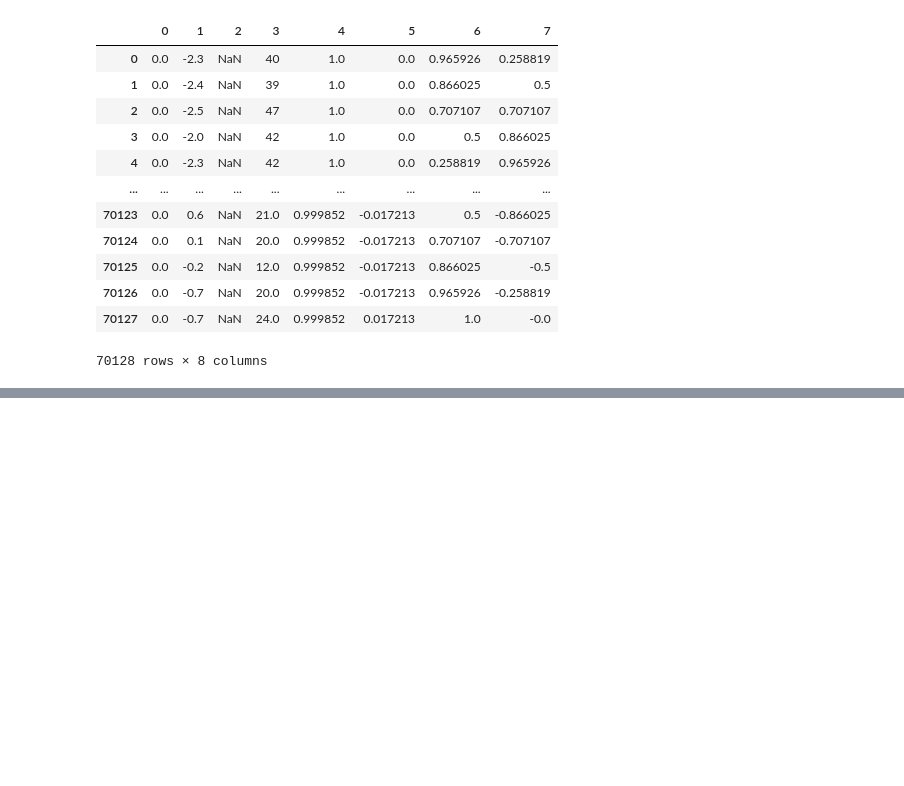
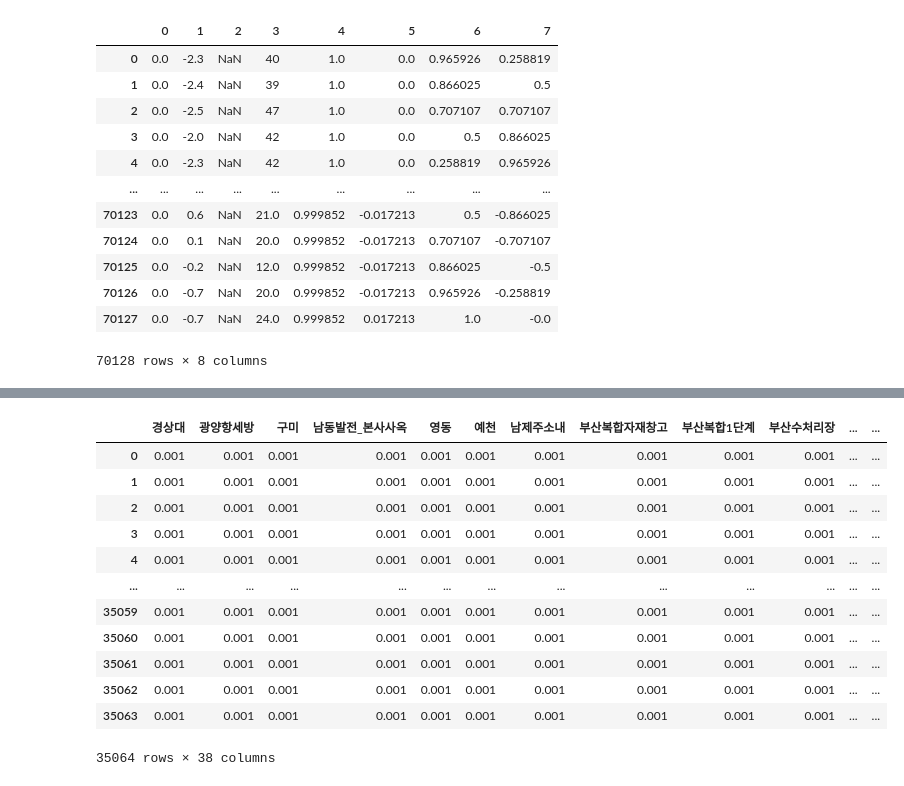
Before and after one commit to djkim0516/Local_Solar_Ratio, a Jupyter notebook: test.ipynb, the cells around one changed output, grey strips where cells are left out. Cells and saved outputs as stored; diff of their text form; code cells hidden in the pictures; blank space fills up the shorter version.

```diff
--- a/test.ipynb
+++ b/test.ipynb
@@ -936,0 +872,4 @@ print(output)
+# %%
+train_dataset = pd.read_csv(f'./dataset/solar_weather_2017_2020_경상대.csv', encoding='cp949', index_col=0)
+solar_dataset = pd.read_csv(f'./dataset/features/total_area_2017_2020_발전률.csv', encoding='cp949', index_col=0)
+ray_dataset = pd.read_csv(f'./dataset/features/others/total_area_2017_2020_일사(MJ__m2).csv', encoding='utf8', index_col=0)
@@ -936,0 +885,21 @@ print(output)
+# %%
+ray_dataset = ray_dataset.fillna(0)
+# %%
+ray_dataset = ray_dataset + 0.001
+# %%
+ray_dataset.columns = solar_dataset.columns
+ray_dataset
+# %% [output]
+|  | 경상대 | 광양항세방 | 구미 | 남동발전_본사사옥 | 영동 | 예천 | 남제주소내 | 부산복합자재창고 | 부산복합1단계 | 부산수처리장 | ... | ... |
+| 0 | 0.001 | 0.001 | 0.001 | 0.001 | 0.001 | 0.001 | 0.001 | 0.001 | 0.001 | 0.001 | ... | ... |
+| 1 | 0.001 | 0.001 | 0.001 | 0.001 | 0.001 | 0.001 | 0.001 | 0.001 | 0.001 | 0.001 | ... | ... |
+| 2 | 0.001 | 0.001 | 0.001 | 0.001 | 0.001 | 0.001 | 0.001 | 0.001 | 0.001 | 0.001 | ... | ... |
+| 3 | 0.001 | 0.001 | 0.001 | 0.001 | 0.001 | 0.001 | 0.001 | 0.001 | 0.001 | 0.001 | ... | ... |
+| 4 | 0.001 | 0.001 | 0.001 | 0.001 | 0.001 | 0.001 | 0.001 | 0.001 | 0.001 | 0.001 | ... | ... |
+| ... | ... | ... | ... | ... | ... | ... | ... | ... | ... | ... | ... | ... |
+| 35059 | 0.001 | 0.001 | 0.001 | 0.001 | 0.001 | 0.001 | 0.001 | 0.001 | 0.001 | 0.001 | ... | ... |
+| 35060 | 0.001 | 0.001 | 0.001 | 0.001 | 0.001 | 0.001 | 0.001 | 0.001 | 0.001 | 0.001 | ... | ... |
+| 35061 | 0.001 | 0.001 | 0.001 | 0.001 | 0.001 | 0.001 | 0.001 | 0.001 | 0.001 | 0.001 | ... | ... |
+| 35062 | 0.001 | 0.001 | 0.001 | 0.001 | 0.001 | 0.001 | 0.001 | 0.001 | 0.001 | 0.001 | ... | ... |
+| 35063 | 0.001 | 0.001 | 0.001 | 0.001 | 0.001 | 0.001 | 0.001 | 0.001 | 0.001 | 0.001 | ... | ... |
+35064 rows × 38 columns
```
Also changed, not shown: parts of 31 cells of this notebook, 12 other files.
